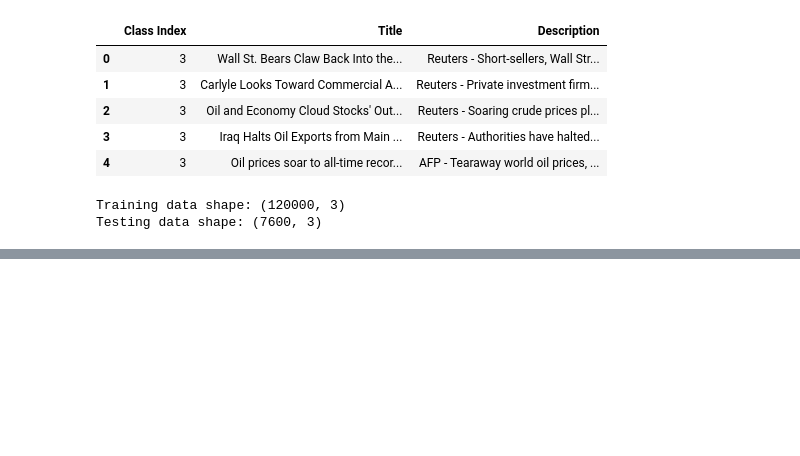
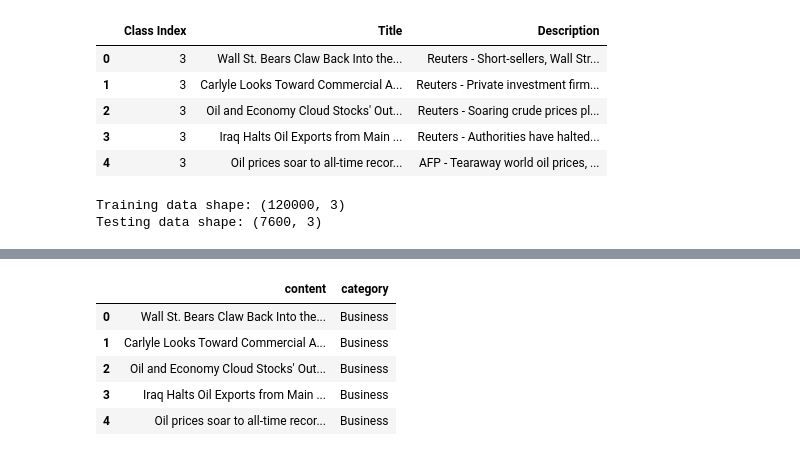
Before and after one commit to MarvelCollin/aycom, a Jupyter notebook: ai-training/category_prediction.ipynb, the cells around one changed output, grey strips where cells are left out. Saved outputs shown, nothing was run; the diff lists cells and outputs as text; code cells hidden in the pictures; blank space fills up the shorter version.

```diff
--- a/ai-training/category_prediction.ipynb
+++ b/ai-training/category_prediction.ipynb
@@ -68,8 +74,15 @@ KeyError: 'label'
 # %%
-train_data['content'] = train_data['title'] + " " + train_data['description']
-test_data['content'] = test_data['title'] + " " + test_data['description']
+train_data['content'] = train_data['Title'] + " " + train_data['Description']
+test_data['content'] = test_data['Title'] + " " + test_data['Description']
 
 # Display sample
 train_data[['content', 'category']].head()
+# %% [output]
+|  | content | category |
+| 0 | Wall St. Bears Claw Back Into the... | Business |
+| 1 | Carlyle Looks Toward Commercial A... | Business |
+| 2 | Oil and Economy Cloud Stocks' Out... | Business |
+| 3 | Iraq Halts Oil Exports from Main ... | Business |
+| 4 | Oil prices soar to all-time recor... | Business |
 # %%
 # Adjust label to be 0-indexed (for use with categorical_crossentropy)
```
Also changed, not shown: parts of 11 cells of this notebook, 10 other files.
